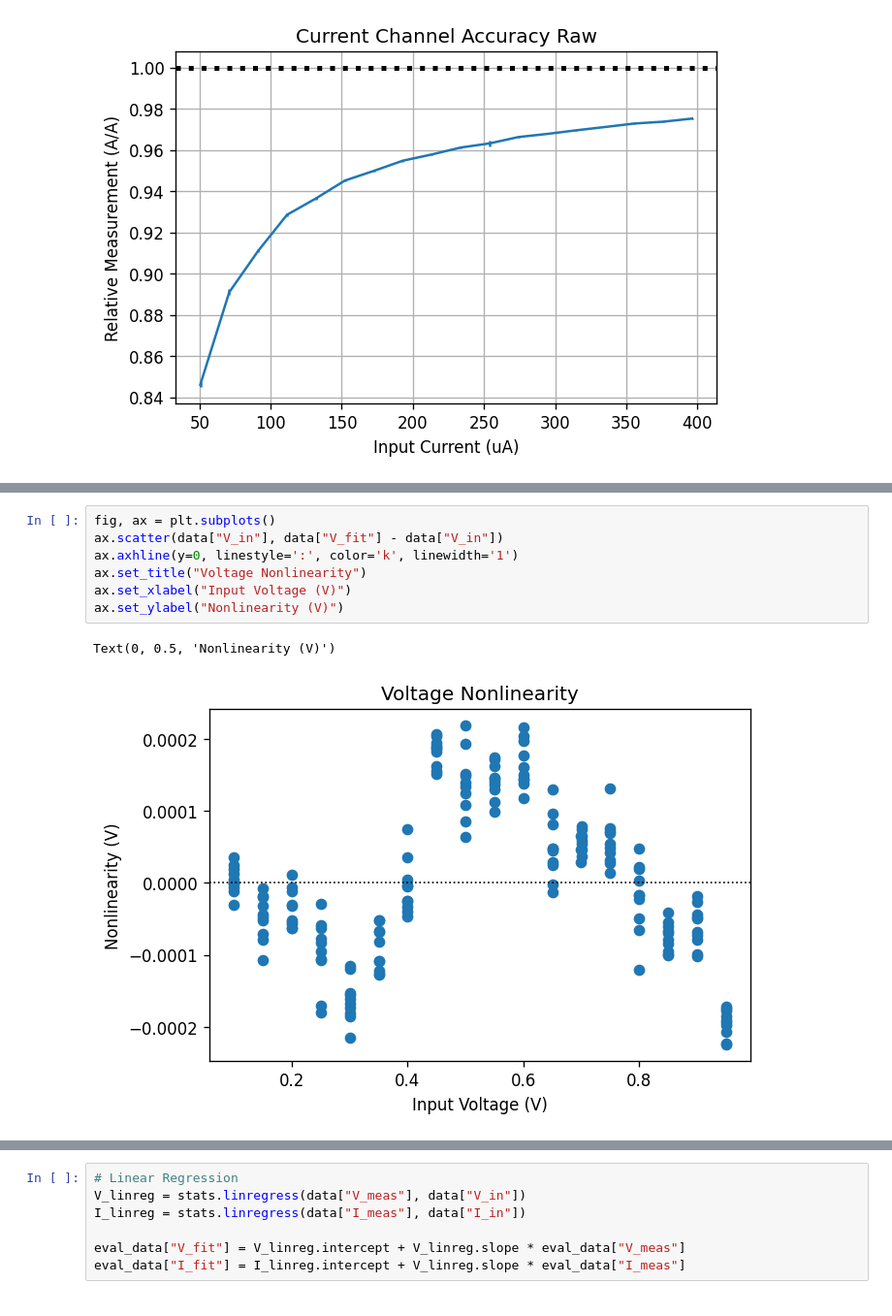
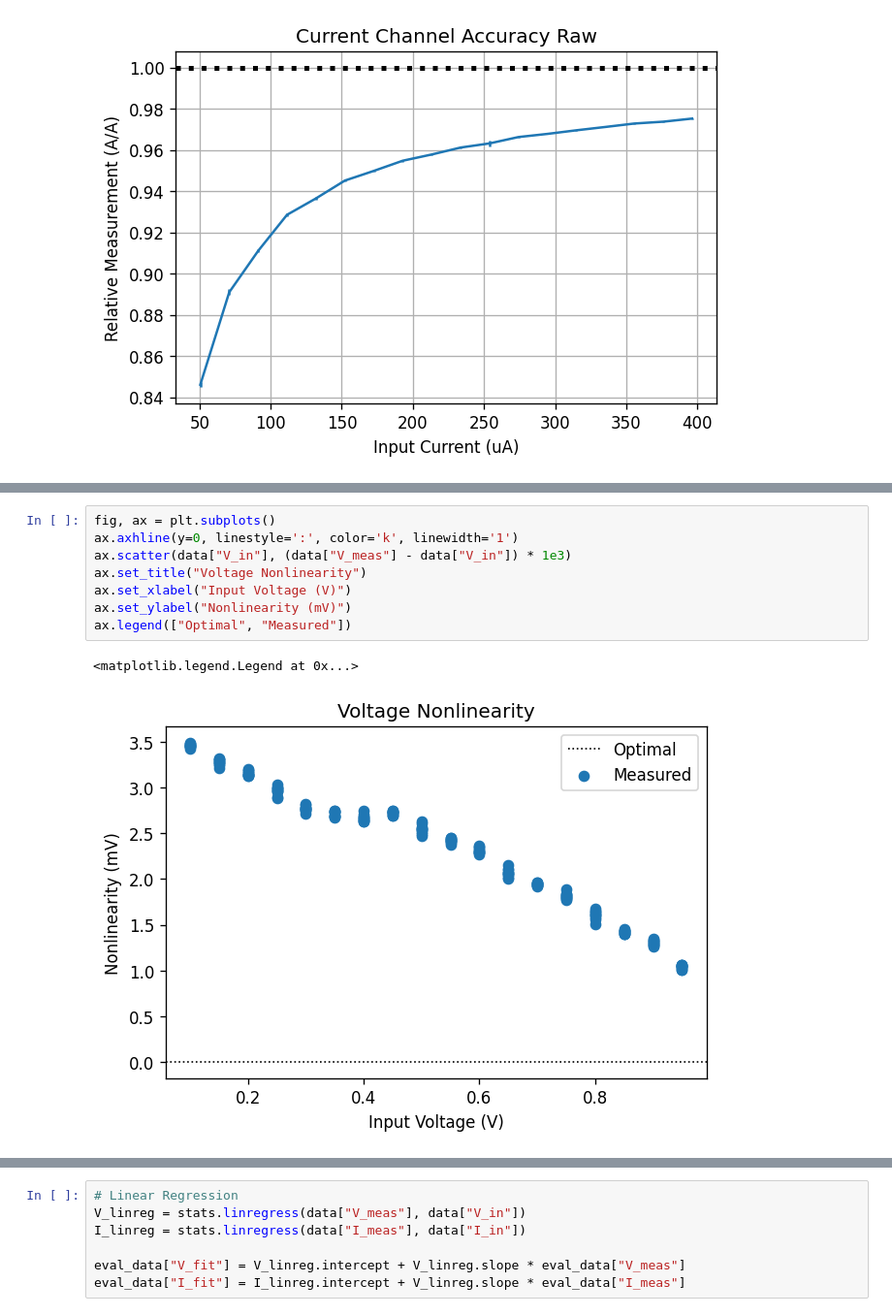
Before and after one commit to jlab-sensing/soil-power-sensor-calibration, a Jupyter notebook: calibration.ipynb, the cells around one changed output, grey strips where cells are left out. Shown: that part at 97% size. Cells and saved outputs as stored; diff of their text form.

Commit message:
Fixed func, Updated graphs

```diff
--- a/calibration.ipynb
+++ b/calibration.ipynb
@@ -208,12 +208,13 @@ def calc_fit(x, y):
 # %%
 fig, ax = plt.subplots()
-ax.scatter(data["V_in"], data["V_fit"] - data["V_in"])
 ax.axhline(y=0, linestyle=':', color='k', linewidth='1')
+ax.scatter(data["V_in"], (data["V_meas"] - data["V_in"]) * 1e3)
 ax.set_title("Voltage Nonlinearity")
 ax.set_xlabel("Input Voltage (V)")
-ax.set_ylabel("Nonlinearity (V)")
+ax.set_ylabel("Nonlinearity (mV)")
+ax.legend(["Optimal", "Measured"])
 # %% [output]
-Text(0, 0.5, 'Nonlinearity (V)')
+<matplotlib.legend.Legend at 0x...>
-[figure, old version]
+[figure, new version]
 # %%
 fig, ax = plt.subplots()
```
Also changed, not shown: parts of 4 cells of this notebook.
